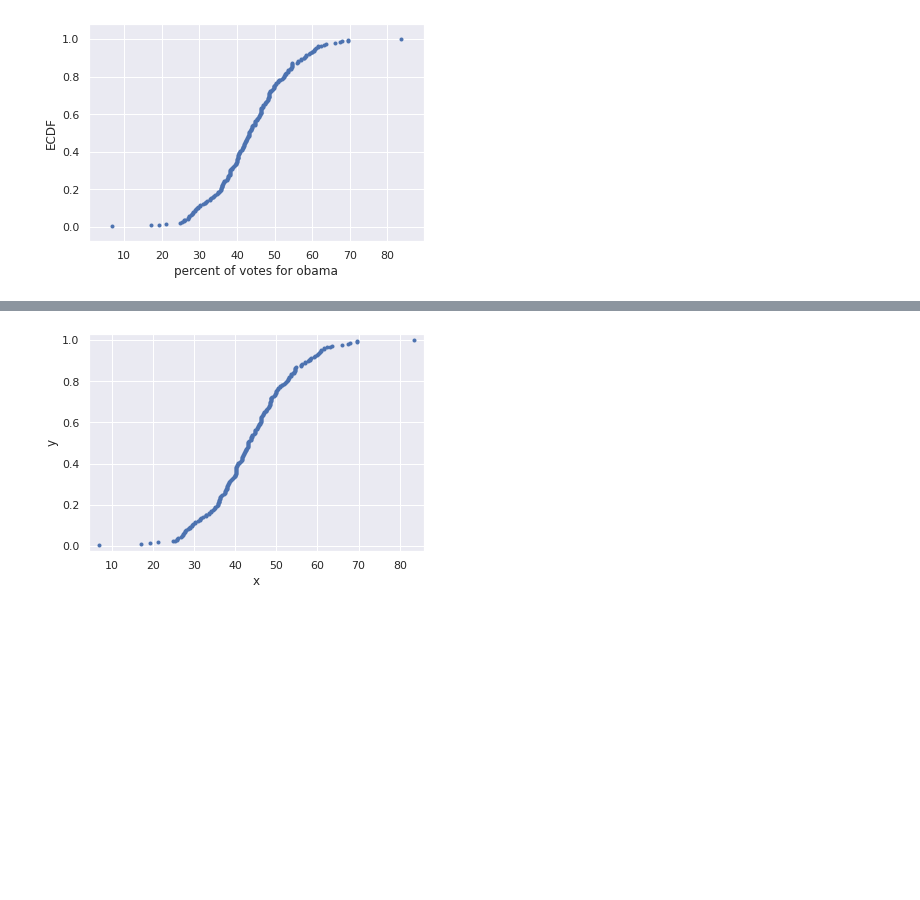
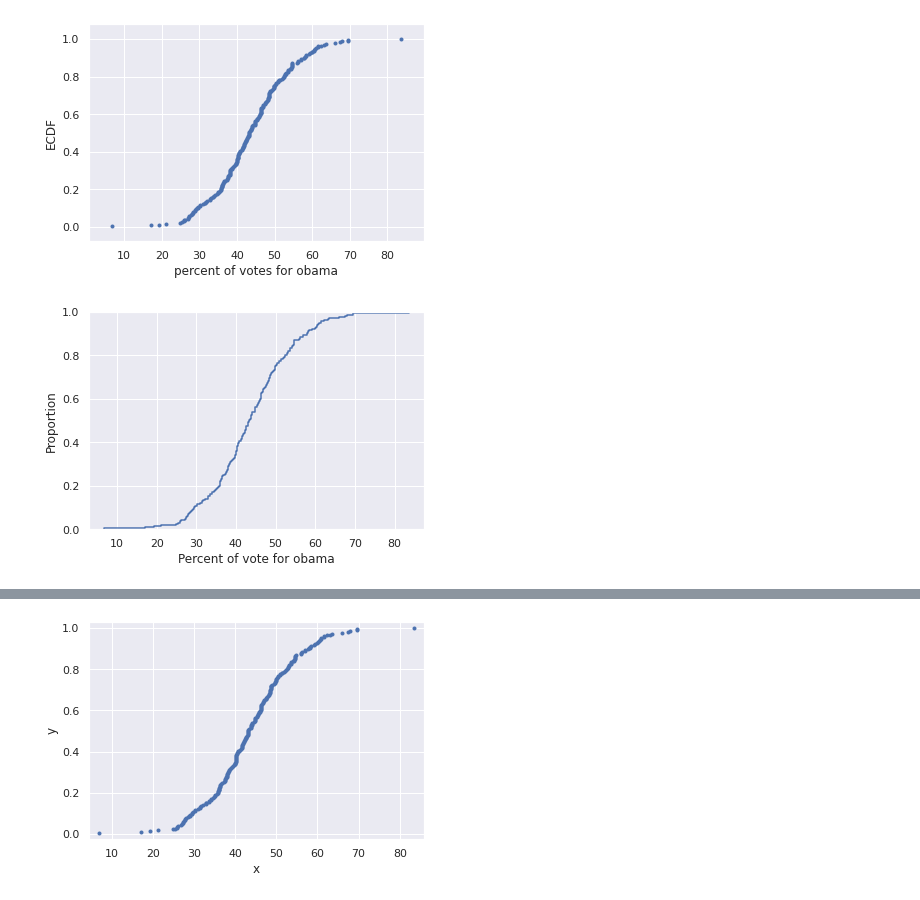
Before and after one commit to LucianoBatista/study-sprints, a Jupyter notebook: sprint-2021-11-16/datacamp/think-prop-pt1/graph-data-analysis.ipynb, the cells around one changed output, grey strips where cells are left out. Drawn from its saved outputs; the diff is of its cells as text; code cells hidden in the pictures; blank space fills up the shorter version.

Commit message:
:sparkles: adding quant-data-analysis notebook, pmfs, cdfs, trails...

```diff
--- a/sprint-2021-11-16/datacamp/think-prop-pt1/graph-data-analysis.ipynb
+++ b/sprint-2021-11-16/datacamp/think-prop-pt1/graph-data-analysis.ipynb
@@ -91,3 +91,10 @@ plt.margins(.08)
 plt.show()
 # %% [output]
 [figure]
+# %%
+# seaborn already have an ecdfplot builtin we can use
+_ = sns.ecdfplot(x="dem_share", data=df_swing_states)
+plt.xlabel("Percent of vote for obama")
+plt.show()
+# %% [output]
+[figure, added]
```
Also changed, not shown: parts of 6 cells of this notebook, 2 other files.
